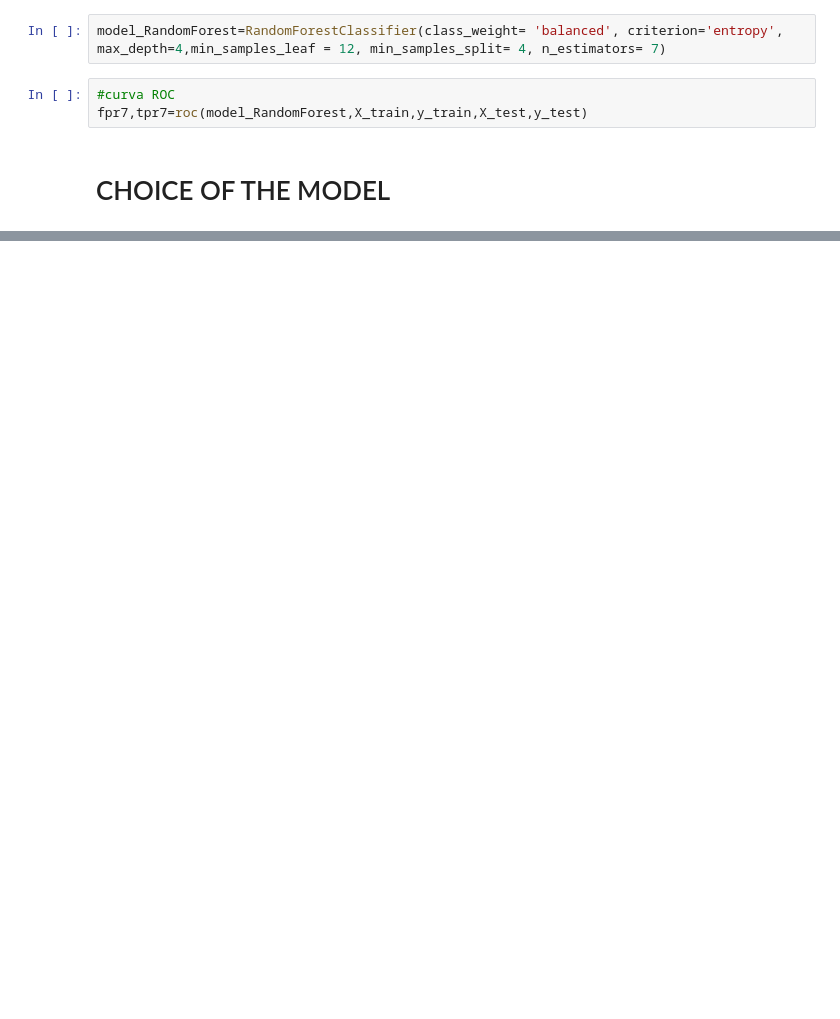
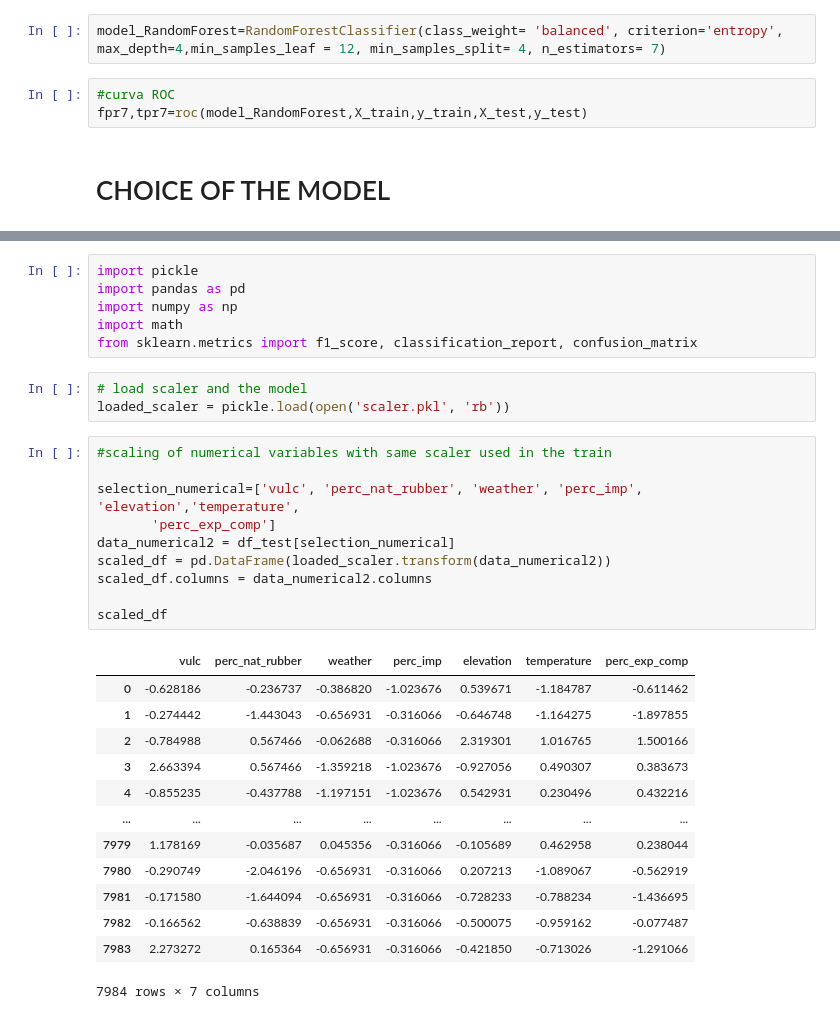
Before and after one commit to ludovicaverde/MachineLearing_project, a Jupyter notebook: Final Report.ipynb, the cells around one changed output, grey strips where cells are left out. Cells and saved outputs as stored; diff of their text form; blank space fills up the shorter version.

Commit message:
Kaggle Notebook | final_report | Version 3

```diff
--- a/Final Report.ipynb
+++ b/Final Report.ipynb
@@ -949,0 +944,33 @@ fpr7,tpr7=roc(model_RandomForest,X_train,y_train,X_test,y_test)
+# %%
+import pickle
+import pandas as pd
+import numpy as np
+import math
+from sklearn.metrics import f1_score, classification_report, confusion_matrix
+# %%
+# load scaler and the model
+loaded_scaler = pickle.load(open('scaler.pkl', 'rb'))
+# %%
+#scaling of numerical variables with same scaler used in the train
+
+selection_numerical=['vulc', 'perc_nat_rubber', 'weather', 'perc_imp', 'elevation','temperature',
+       'perc_exp_comp']
+data_numerical2 = df_test[selection_numerical]
+scaled_df = pd.DataFrame(loaded_scaler.transform(data_numerical2))
+scaled_df.columns = data_numerical2.columns
+
+scaled_df
+# %% [output]
+|  | vulc | perc_nat_rubber | weather | perc_imp | elevation | temperature | perc_exp_comp |
+| 0 | -0.628186 | -0.236737 | -0.386820 | -1.023676 | 0.539671 | -1.184787 | -0.611462 |
+| 1 | -0.274442 | -1.443043 | -0.656931 | -0.316066 | -0.646748 | -1.164275 | -1.897855 |
+| 2 | -0.784988 | 0.567466 | -0.062688 | -0.316066 | 2.319301 | 1.016765 | 1.500166 |
+| 3 | 2.663394 | 0.567466 | -1.359218 | -1.023676 | -0.927056 | 0.490307 | 0.383673 |
+| 4 | -0.855235 | -0.437788 | -1.197151 | -1.023676 | 0.542931 | 0.230496 | 0.432216 |
+| ... | ... | ... | ... | ... | ... | ... | ... |
+| 7979 | 1.178169 | -0.035687 | 0.045356 | -0.316066 | -0.105689 | 0.462958 | 0.238044 |
+| 7980 | -0.290749 | -2.046196 | -0.656931 | -0.316066 | 0.207213 | -1.089067 | -0.562919 |
+| 7981 | -0.171580 | -1.644094 | -0.656931 | -0.316066 | -0.728233 | -0.788234 | -1.436695 |
+| 7982 | -0.166562 | -0.638839 | -0.656931 | -0.316066 | -0.500075 | -0.959162 | -0.077487 |
+| 7983 | 2.273272 | 0.165364 | -0.656931 | -0.316066 | -0.421850 | -0.713026 | -1.291066 |
+7984 rows × 7 columns
```
Also changed, not shown: parts of 33 cells of this notebook.
